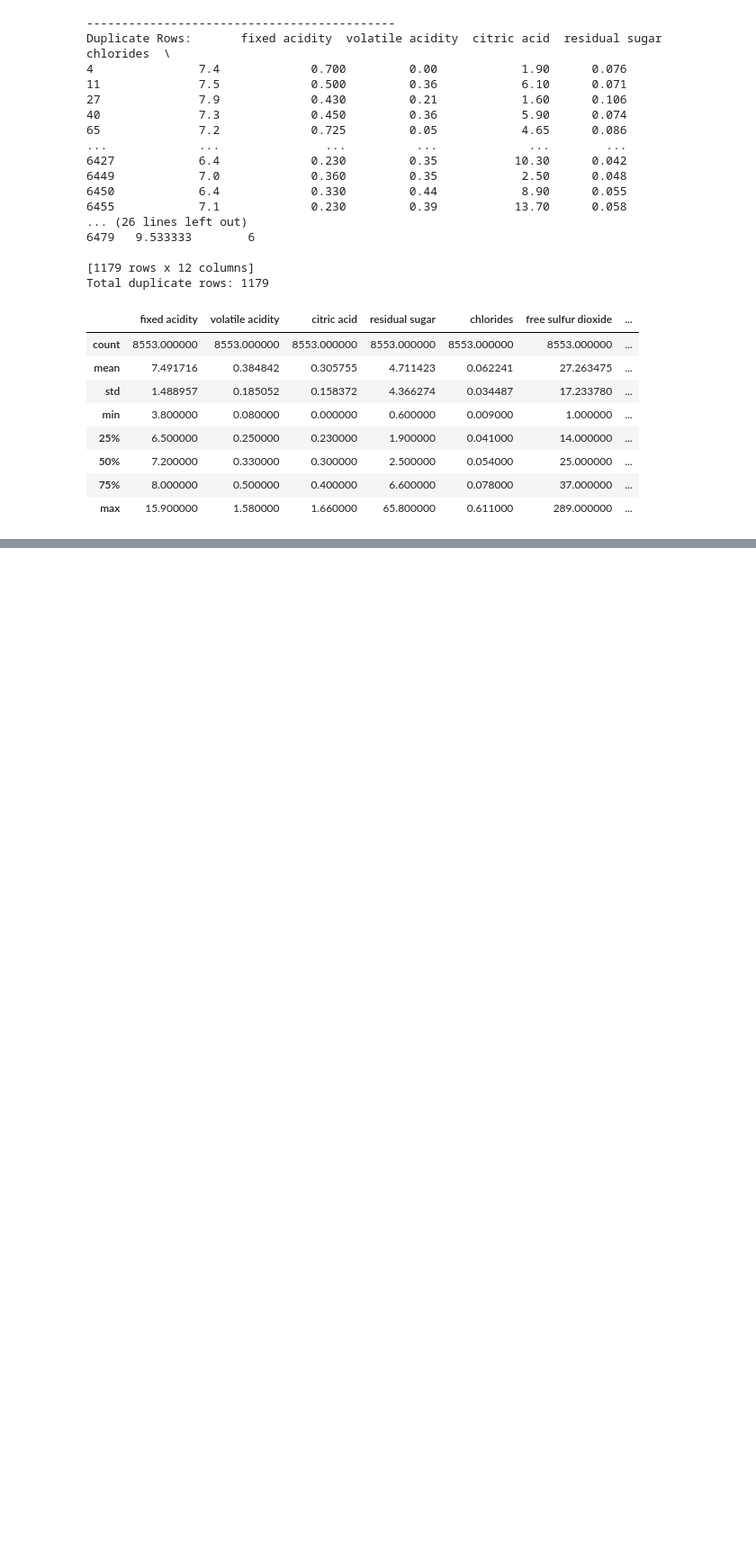
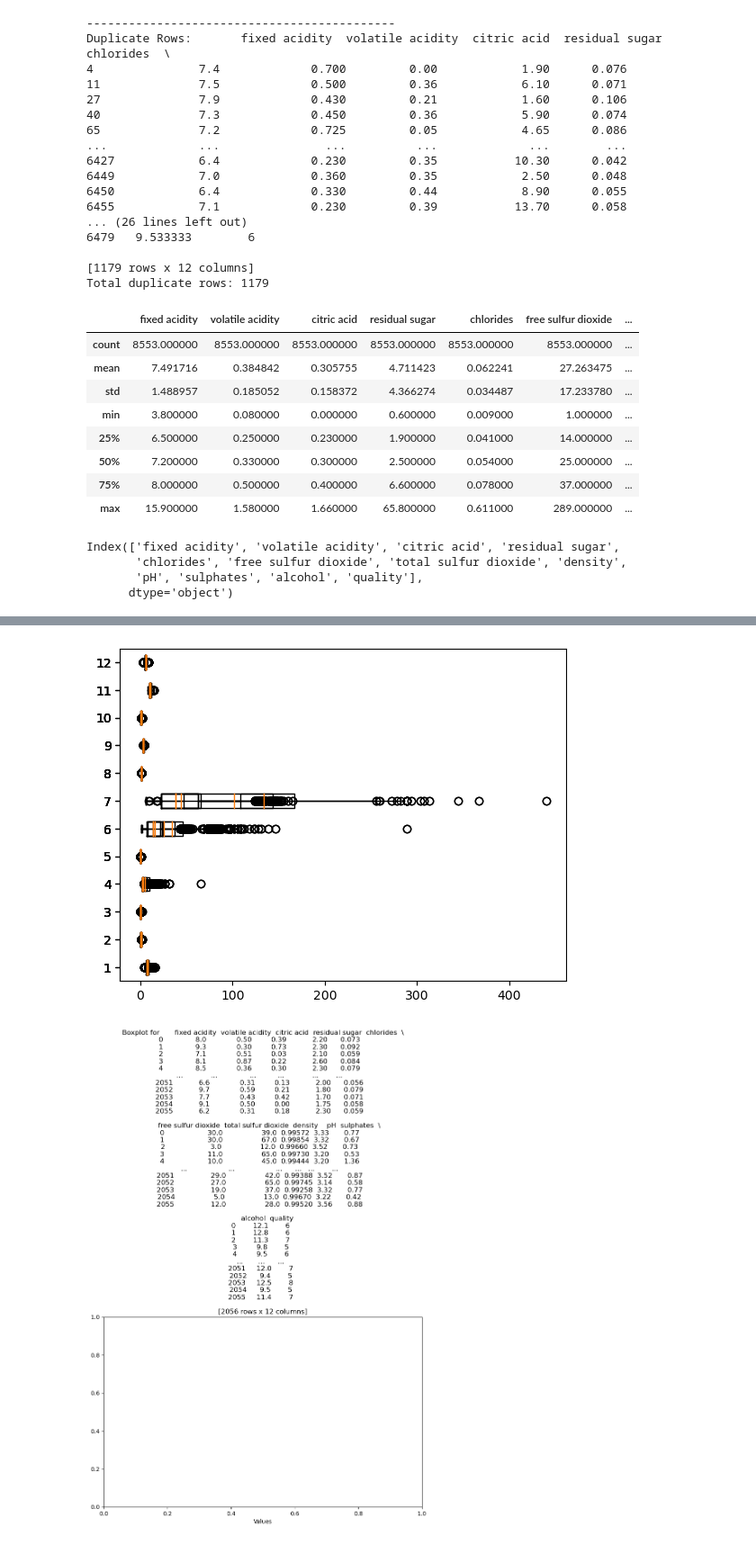
Before and after one commit to Nicholas-Simpson/Project-4, a Jupyter notebook: Michael/wine_data_cleaning.ipynb, the cells around one changed output, grey strips where cells are left out. Shown at 90% size. Drawn from its saved outputs; the diff is of its cells as text; code cells hidden in the pictures; blank space fills up the shorter version.

```diff
--- a/Michael/wine_data_cleaning.ipynb
+++ b/Michael/wine_data_cleaning.ipynb
@@ -308,3 +306,10 @@ trainable_data.describe()
 | 50% | 7.200000 | 0.330000 | 0.300000 | 2.500000 | 0.054000 | 25.000000 | ... |
 | 75% | 8.000000 | 0.500000 | 0.400000 | 6.600000 | 0.078000 | 37.000000 | ... |
 | max | 15.900000 | 1.580000 | 1.660000 | 65.800000 | 0.611000 | 289.000000 | ... |
+# %%
+trainable_data.columns
+# %% [output]
+Index(['fixed acidity', 'volatile acidity', 'citric acid', 'residual sugar',
+       'chlorides', 'free sulfur dioxide', 'total sulfur dioxide', 'density',
+       'pH', 'sulphates', 'alcohol', 'quality'],
+      dtype='object')
@@ -318,2 +327,9 @@ box_orig_train_noID + box_red_data_noID + box_white_data_noID + box_red_white_da
 # %% [output]
 [interactive output not drawn]
+# %%
+# box_orig_train_noID = orig_train_noID.hvplot.box(invert=True,by='Category', title="Original Train Data")
+
+box_original_train
+# %% [output]
+[figure, added]
+[figure, added]
```
Also changed, not shown: parts of 4 cells of this notebook.
